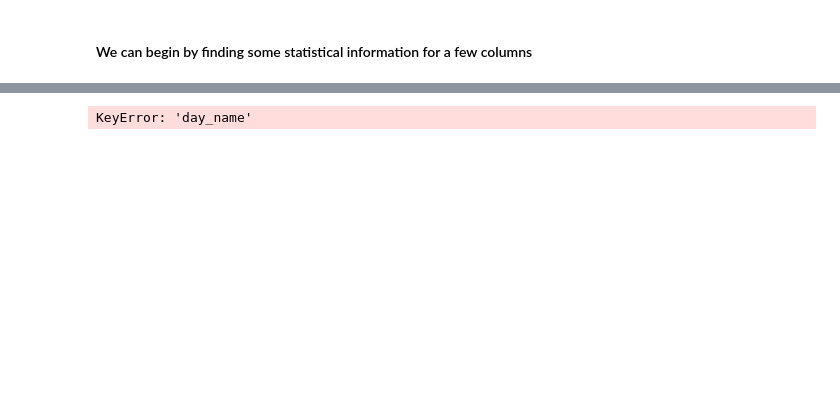
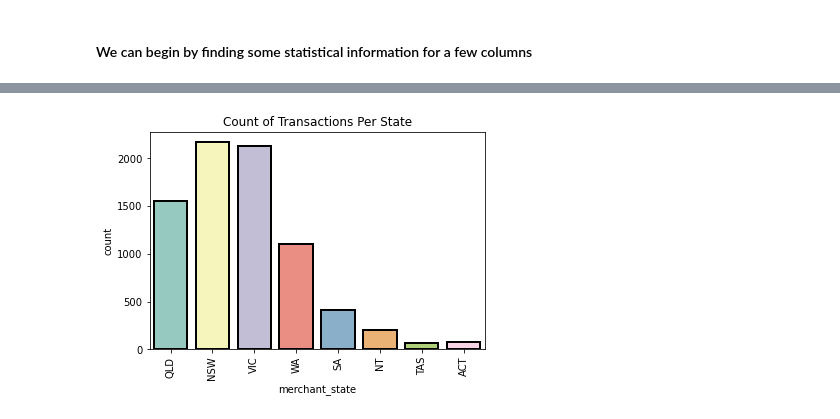
Before and after one commit to reallybadchess/Practice, a Jupyter notebook: ANZ_data_Forager/txn_dataset.ipynb, the cells around one changed output, grey strips where cells are left out. Drawn from its saved outputs; the diff is of its cells as text; code cells hidden in the pictures; blank space fills up the shorter version.

```diff
--- a/ANZ_data_Forager/txn_dataset.ipynb
+++ b/ANZ_data_Forager/txn_dataset.ipynb
@@ -635,5 +667,9 @@ sns.distplot(df1['age'])
 # %%
-sns.countplot(df['day_name'],palette="Set3",linewidth=2,edgecolor='black')
+# Count of transactions per state
+
+sns.countplot(df['merchant_state'],palette="Set3",linewidth=2,edgecolor='black')
+plt.title('Count of Transactions Per State')
+plt.xticks(rotation = 90)
 plt.show()
 # %% [output]
-KeyError: 'day_name'
+[figure, added]
```
Also changed, not shown: parts of 13 cells of this notebook, 4 other files.
